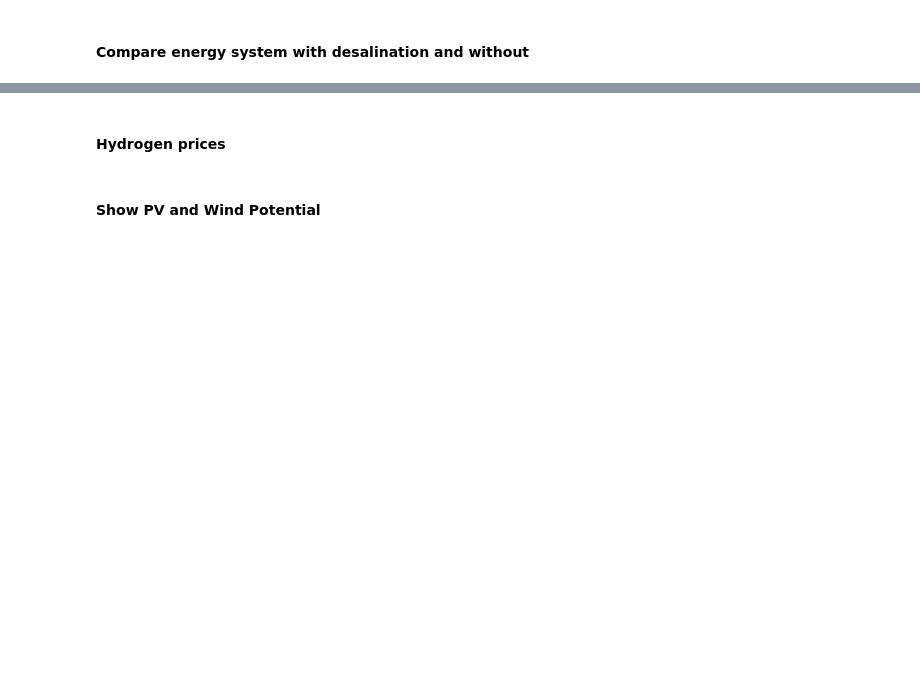
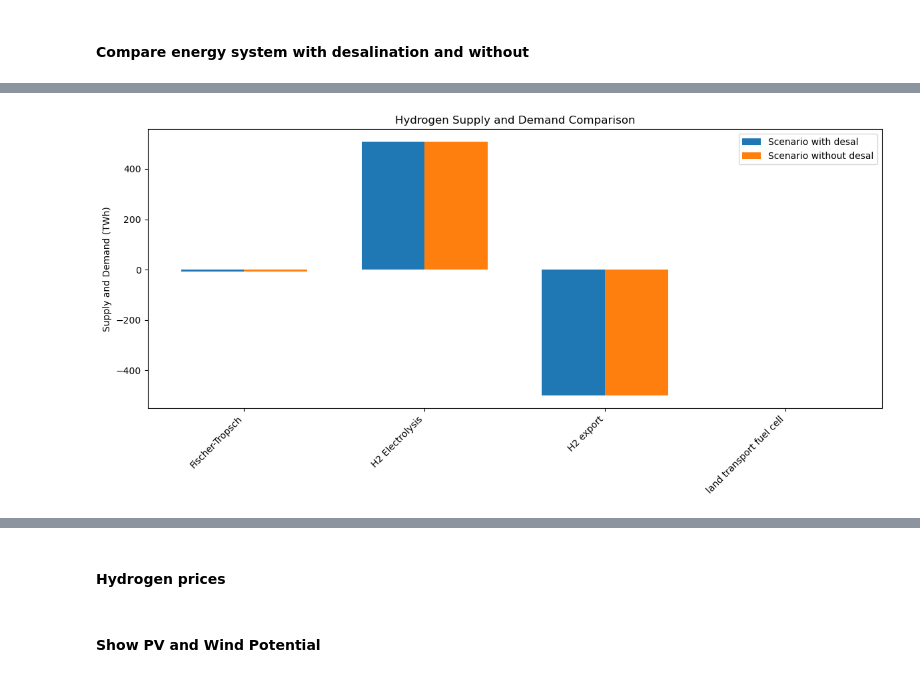
Before and after one commit to doneachh/desalination, a Jupyter notebook: workflow/notebooks/graphics.ipynb, the cells around one changed output, grey strips where cells are left out. Saved outputs shown, nothing was run; the diff lists cells and outputs as text; code cells hidden in the pictures; blank space fills up the shorter version.

```diff
--- a/workflow/notebooks/graphics.ipynb
+++ b/workflow/notebooks/graphics.ipynb
@@ -40,0 +1025,45 @@ INFO:pypsa.io:Imported network elec_s_24_ec_lcopt_Co2L0.15_3H_2050_0.094_NZ_199.
+# %%
+threshold = 1e-1
+# --- Extract hydrogen-related capacities ---#
+# Extract hydrogen-related energy balances for desal and wodesal
+desal_hydrogen_balance = desal.statistics.energy_balance().loc[:, :, "H2"].groupby("carrier").sum().div(1e6)  # Convert to TWh
+wodesal_hydrogen_balance = wodesal.statistics.energy_balance().loc[:, :, "H2"].groupby("carrier").sum().div(1e6)  # Convert to TWh
+# Combine for consistent order
+all_hydrogen_carriers = sorted(set(desal_hydrogen_balance.index) | set(wodesal_hydrogen_balance.index))
+desal_hydrogen_balance = desal_hydrogen_balance.reindex(all_hydrogen_carriers, fill_value=0)
+wodesal_hydrogen_balance = wodesal_hydrogen_balance.reindex(all_hydrogen_carriers, fill_value=0)
+
+# --- Filter: keep only carriers with actual (non-zero) energy flows in either scenario ---
+combined_balance = desal_hydrogen_balance.abs() + wodesal_hydrogen_balance.abs()
+
+mask = combined_balance > threshold
+
+desal_hydrogen_balance = desal_hydrogen_balance[mask]
+wodesal_hydrogen_balance = wodesal_hydrogen_balance[mask]
+all_hydrogen_carriers = desal_hydrogen_balance.index.tolist()
+
+# --- Plot ---
+fig, ax = plt.subplots(figsize=(12, 6))
+
+width = 0.35  # Width of the bars
+x = np.arange(len(all_hydrogen_carriers))  # Carrier positions on x-axis
+
+# Bars for desal scenario
+ax.bar(x - width/2, desal_hydrogen_balance, width, color=SCENARIO_COLORS["desal"], label="Scenario with desal")
+
+# Bars for wodesal scenario
+ax.bar(x + width/2, wodesal_hydrogen_balance, width, color=SCENARIO_COLORS["wodesal"], label="Scenario without desal")
+
+# Axis labels and title
+ax.set_xticks(x)
+ax.set_xticklabels(all_hydrogen_carriers, rotation=45, ha="right")
+ax.set_ylabel("Supply and Demand (TWh)")
+ax.set_title("Hydrogen Supply and Demand Comparison")
+
+# Legend
+ax.legend()
+
+plt.tight_layout()
+plt.show()
+# %% [output]
+[figure, added]
```
Also changed, not shown: parts of 15 cells of this notebook.
